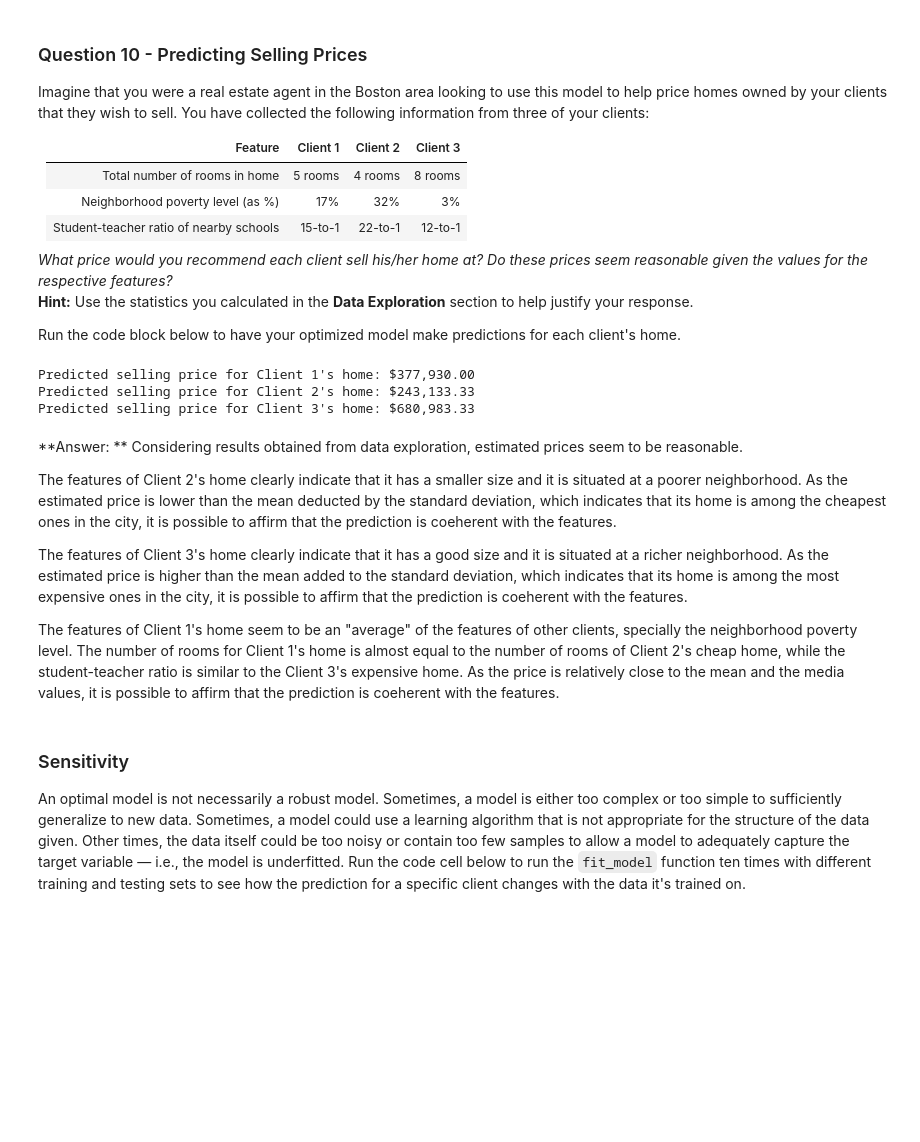
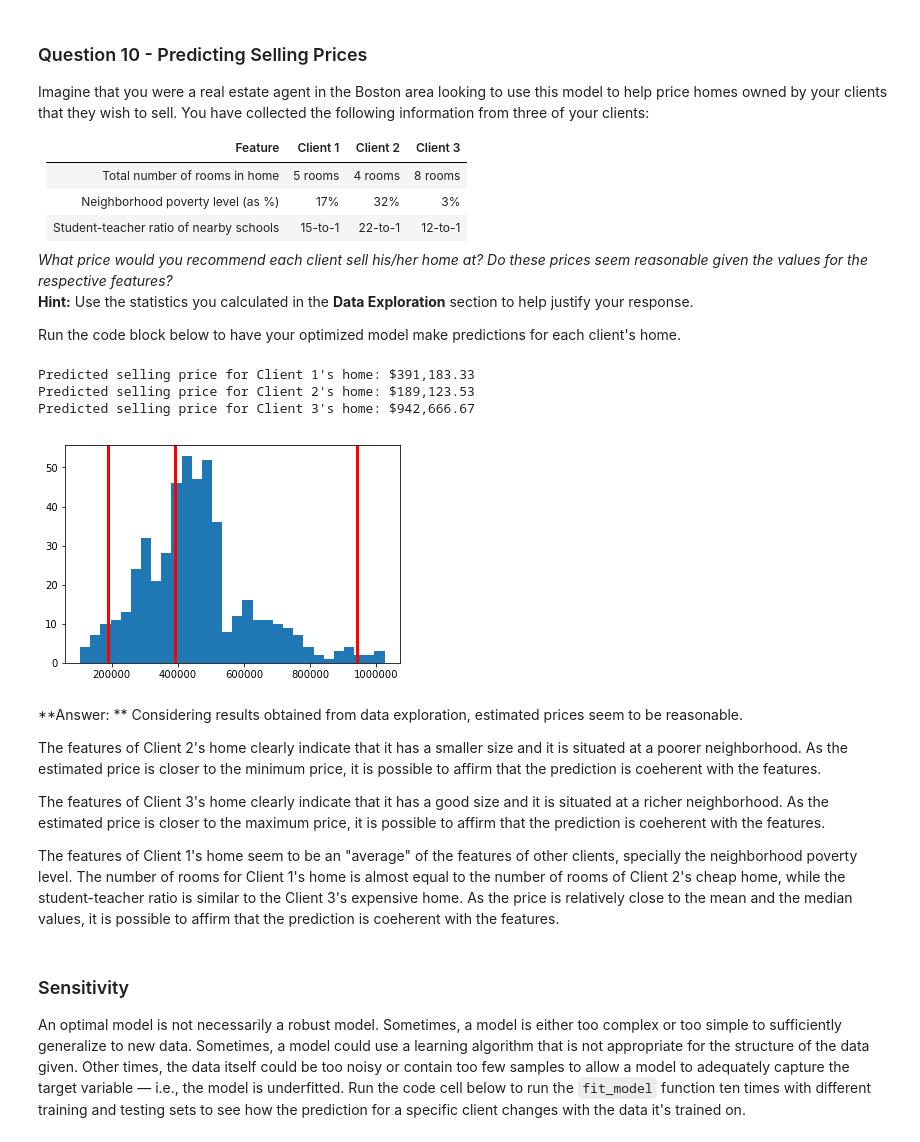
Before and after one commit to lcdutramartins/UdacityML, a Jupyter notebook: boston_housing/boston_housing.ipynb, the cells around one changed output. Drawn from its saved outputs; the diff is of its cells as text; code cells hidden in the pictures; blank space fills up the shorter version.

```diff
--- a/boston_housing/boston_housing.ipynb
+++ b/boston_housing/boston_housing.ipynb
@@ -340,24 +362,31 @@ Run the code block below to have your optimized model make predictions for each
 # %%
 # Produce a matrix for client data
 client_data = [[5, 17, 15], # Client 1
                [4, 32, 22], # Client 2
                [8, 3, 12]]  # Client 3
 
 # Show predictions
 for i, price in enumerate(reg.predict(client_data)):
     print "Predicted selling price for Client {}'s home: ${:,.2f}".format(i+1, price)
+
+# Histogram of predicted prices
+import matplotlib.pyplot as plt
+plt.hist(prices, bins = 30)
+for price in reg.predict(client_data):
+    plt.axvline(price, c = 'r', lw = 3)
 # %% [output]
-Predicted selling price for Client 1's home: $377,930.00
-Predicted selling price for Client 2's home: $243,133.33
-Predicted selling price for Client 3's home: $680,983.33
+Predicted selling price for Client 1's home: $391,183.33
+Predicted selling price for Client 2's home: $189,123.53
+Predicted selling price for Client 3's home: $942,666.67
+[figure, added]
 # %% [markdown]
 **Answer: ** Considering results obtained from data exploration, estimated prices seem to be reasonable.
 
-The features of Client 2's home clearly indicate that it has a smaller size and it is situated at a poorer neighborhood. As the estimated price is lower than the mean deducted by the standard deviation, which indicates that its home is among the cheapest ones in the city, it is possible to affirm that the prediction is coeherent with the features.
+The features of Client 2's home clearly indicate that it has a smaller size and it is situated at a poorer neighborhood. As the estimated price is closer to the minimum price, it is possible to affirm that the prediction is coeherent with the features.
 
-The features of Client 3's home clearly indicate that it has a good size and it is situated at a richer neighborhood. As the estimated price is higher than the mean added to the standard deviation, which indicates that its home is among the most expensive ones in the city, it is possible to affirm that the prediction is coeherent with the features.
+The features of Client 3's home clearly indicate that it has a good size and it is situated at a richer neighborhood. As the estimated price is closer to the maximum price, it is possible to affirm that the prediction is coeherent with the features.
 
-The features of Client 1's home seem to be an "average" of the features of other clients, specially the neighborhood poverty level. The number of rooms for Client 1's home is almost equal to the number of rooms of Client 2's cheap home, while the student-teacher ratio is similar to the Client 3's expensive home. As the price is relatively close to the mean and the media values, it is possible to affirm that the prediction is coeherent with the features.
+The features of Client 1's home seem to be an "average" of the features of other clients, specially the neighborhood poverty level. The number of rooms for Client 1's home is almost equal to the number of rooms of Client 2's cheap home, while the student-teacher ratio is similar to the Client 3's expensive home. As the price is relatively close to the mean and the median values, it is possible to affirm that the prediction is coeherent with the features.
 # %% [markdown]
 ### Sensitivity
 An optimal model is not necessarily a robust model. Sometimes, a model is either too complex or too simple to sufficiently generalize to new data. Sometimes, a model could use a learning algorithm that is not appropriate for the structure of the data given. Other times, the data itself could be too noisy or contain too few samples to allow a model to adequately capture the target variable — i.e., the model is underfitted. Run the code cell below to run the `fit_model` function ten times with different training and testing sets to see how the prediction for a specific client changes with the data it's trained on.
```
Also changed, not shown: parts of 9 cells of this notebook, 1 other file.
